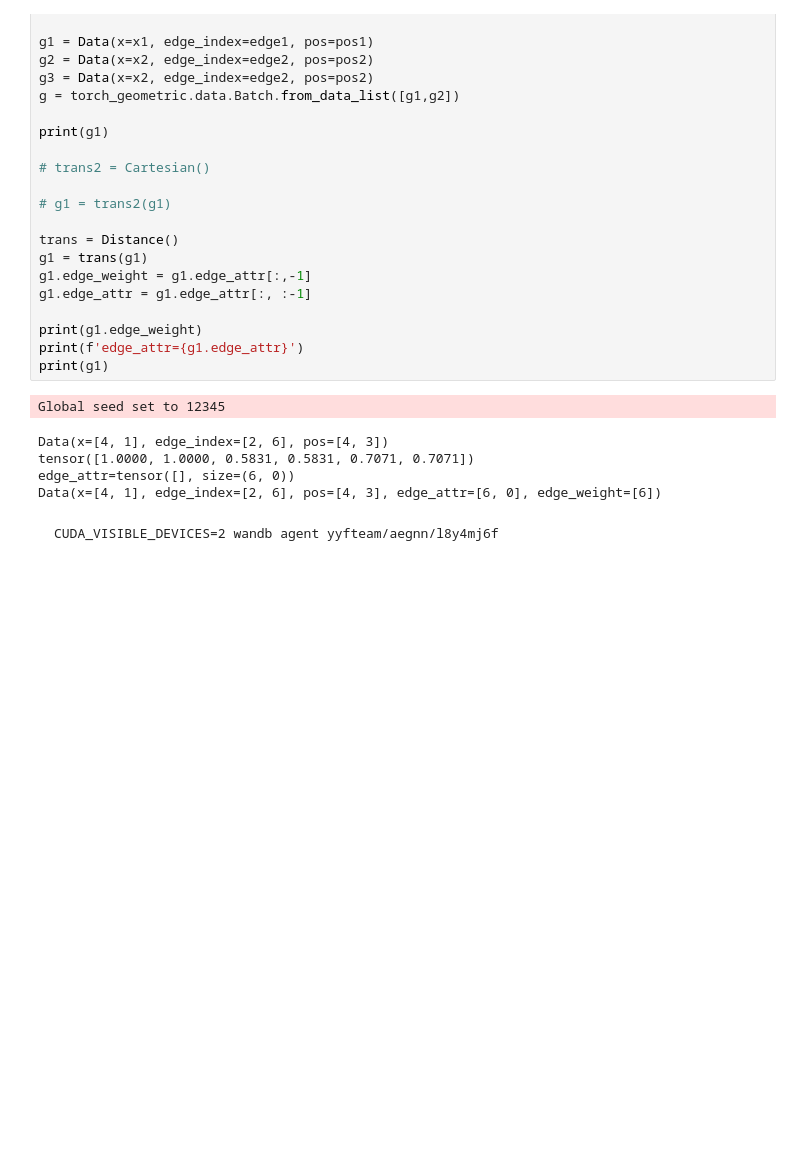
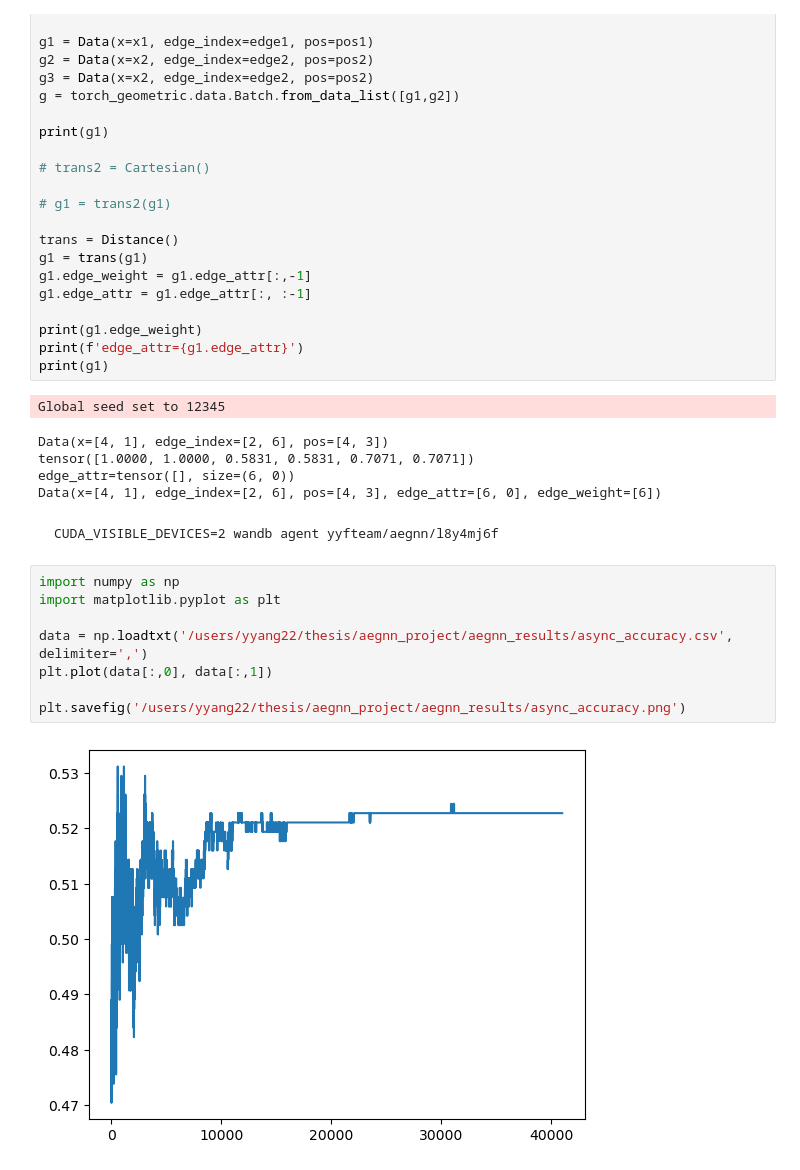
Before and after one commit to whybear0510/aegnn, a Jupyter notebook: scratch.ipynb, the cells around one changed output. Drawn from its saved outputs; the diff is of its cells as text; blank space fills up the shorter version.

Commit message:
async accuracy test

````diff
--- a/scratch.ipynb
+++ b/scratch.ipynb
@@ -894,3 +894,13 @@ Data(x=[4, 1], edge_index=[2, 6], pos=[4, 3], edge_attr=[6, 0], edge_weight=[6])
 ```
 CUDA_VISIBLE_DEVICES=2 wandb agent yyfteam/aegnn/l8y4mj6f
 ```
+# %%
+import numpy as np
+import matplotlib.pyplot as plt
+
+data = np.loadtxt('/users/yyang22/thesis/aegnn_project/aegnn_results/async_accuracy.csv', delimiter=',')
+plt.plot(data[:,0], data[:,1])
+
+plt.savefig('/users/yyang22/thesis/aegnn_project/aegnn_results/async_accuracy.png')
+# %% [output]
+[figure, added]
````
Also changed, not shown: 7 other files.
